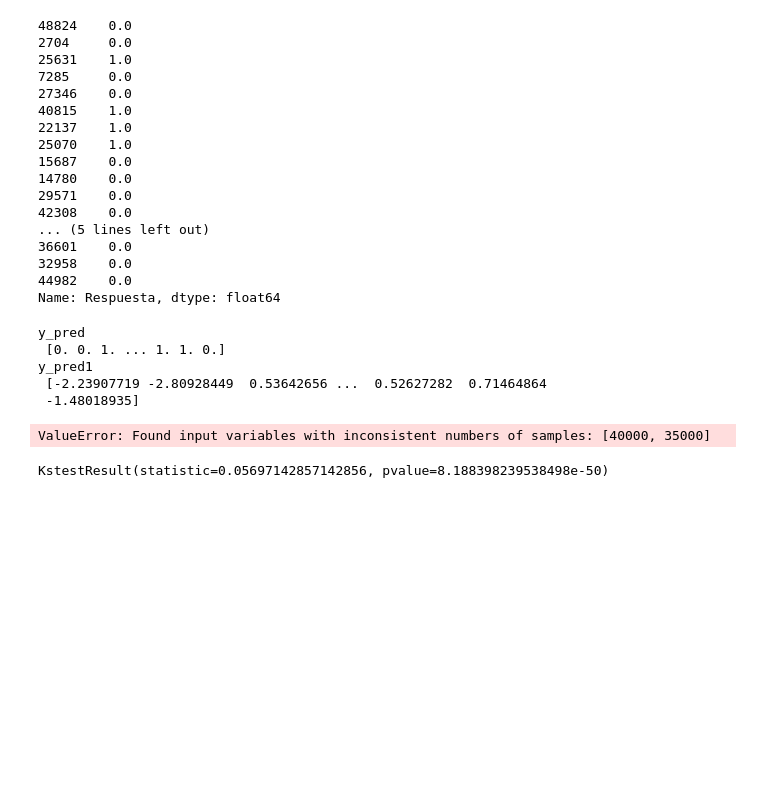
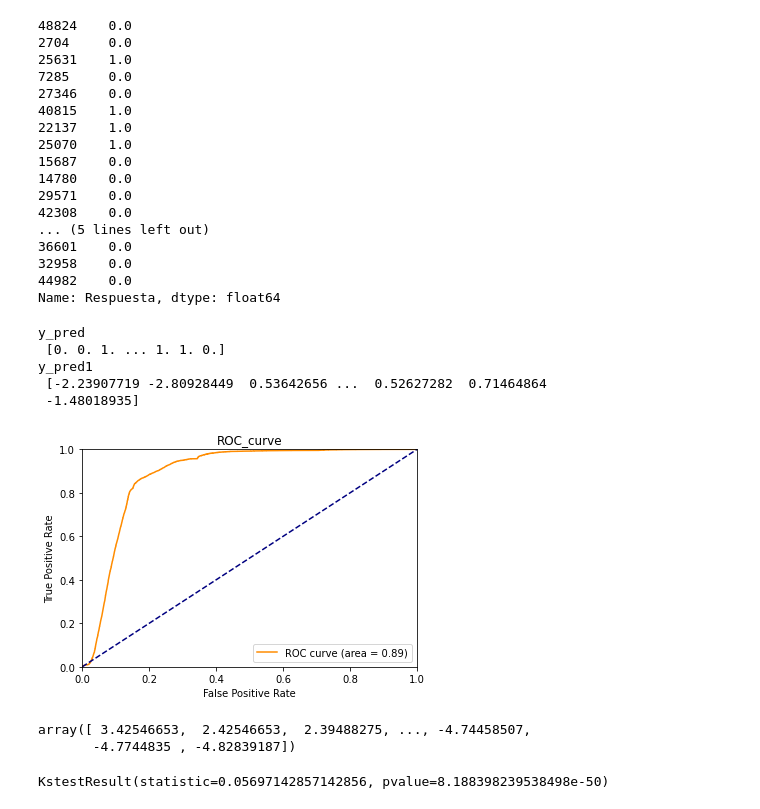
Before and after one commit to BrianPgz/HomeWork1_ML, a Jupyter notebook: Tarea2.ipynb, the cells around one changed output. Drawn from its saved outputs; the diff is of its cells as text; code cells hidden in the pictures; blank space fills up the shorter version.

```diff
--- a/Tarea2.ipynb
+++ b/Tarea2.ipynb
@@ -618,29 +619,34 @@ clf=model.fit(X_woe_trainf,y_trainw)
 # %%
 y_pred=clf.predict(X_woe_trainf)
 y_pred1=clf.decision_function(X_woe_trainf)
 print('y_pred\n',y_pred)
 print('y_pred1\n',y_pred1)
 
 #Draw ROC curve and calculate AUC value
-fpr,tpr,threshold = roc_curve(y_train, y_pred)
+fpr,tpr,threshold = roc_curve(y_trainw, y_pred1)
 roc_auc = auc(fpr,tpr)
 plot(fpr,tpr,color='darkorange',
          label='ROC curve (area = %0.2f)' % roc_auc)
 plt.plot([0, 1], [0, 1], color='navy', linestyle='--')
 plt.xlim([0.0, 1.0])
 plt.ylim([0.0, 1.0])
 plt.xlabel('False Positive Rate')
 plt.ylabel('True Positive Rate')
 plt.title('ROC_curve')
 plt.legend(loc="lower right")
 plt.show()
 # %% [output]
 y_pred
  [0. 0. 1. ... 1. 1. 0.]
 y_pred1
  [-2.23907719 -2.80928449  0.53642656 ...  0.52627282  0.71464864
  -1.48018935]
-ValueError: Found input variables with inconsistent numbers of samples: [40000, 35000]
+[figure, added]
+# %%
+threshold
+# %% [output]
+array([ 3.42546653,  2.42546653,  2.39488275, ..., -4.74458507,
+       -4.7744835 , -4.82839187])
 # %%
 ks_2samp(y_train,y_pred)
 # %% [output]
```
Also changed, not shown: parts of 21 cells of this notebook, 1 other file.
